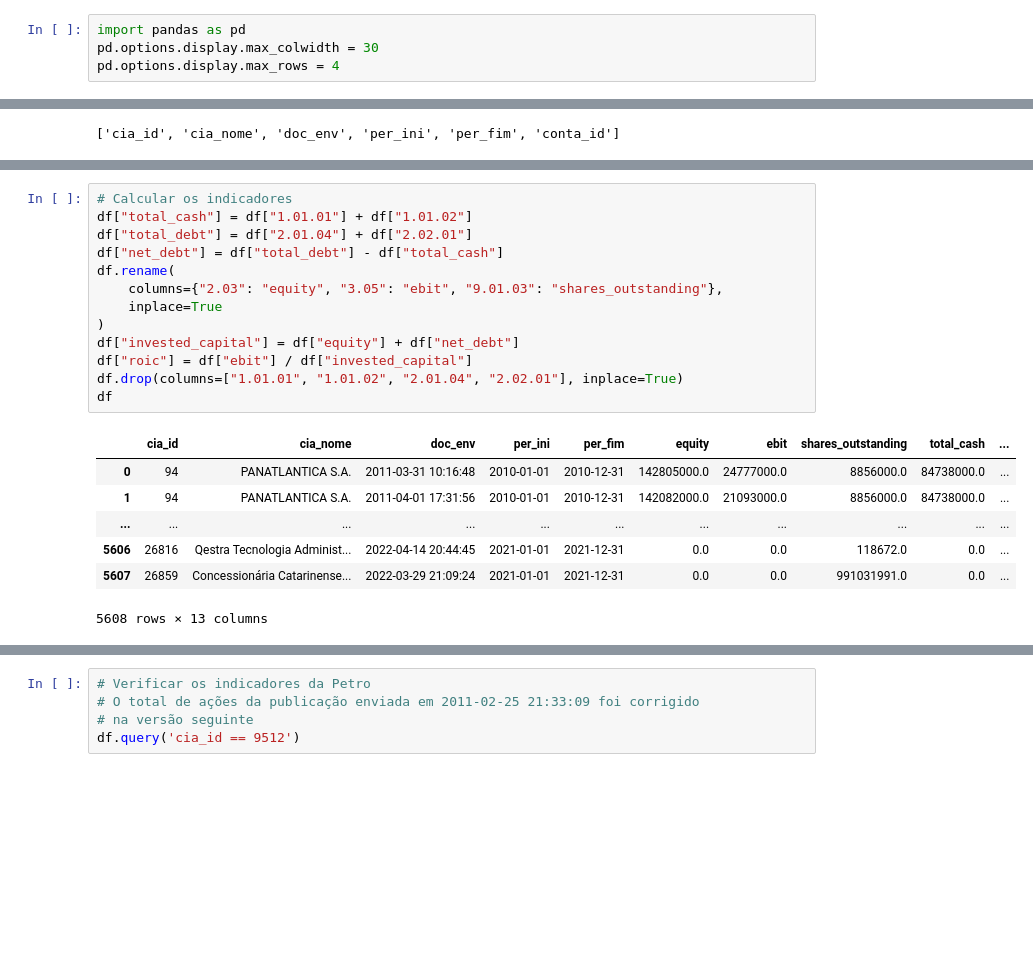
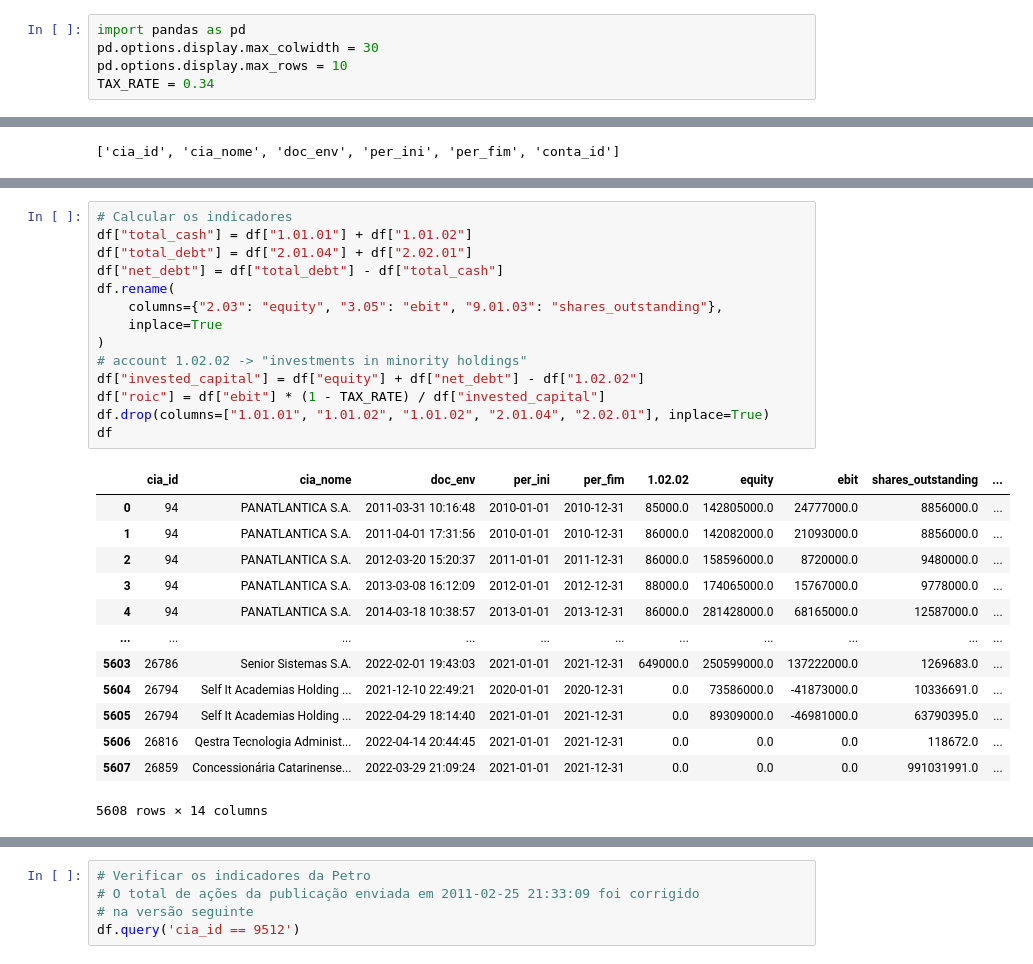
Before and after one commit to AlgebraQuant/MagicFormula, a Jupyter notebook: src/2_magic_financials.ipynb, the cells around one changed output, grey strips where cells are left out. Cells and saved outputs as stored; diff of their text form; blank space fills up the shorter version.

```diff
--- a/src/2_magic_financials.ipynb
+++ b/src/2_magic_financials.ipynb
@@ -3,7 +3,8 @@ Notebook for filtering the accounts and indicators that will be used for selecti
 # %%
 import pandas as pd
 pd.options.display.max_colwidth = 30
-pd.options.display.max_rows = 4
+pd.options.display.max_rows = 10
+TAX_RATE = 0.34
 # %%
 # Lendo a base diretamente do S3 -> são mais de 10 milhões de linhas contábeis!
 # df = pd.read_feather("s3://aq-dl/FinancialStatements/dataset.feather")
@@ -250,24 +343,31 @@ df
 # %%
 # Calcular os indicadores
 df["total_cash"] = df["1.01.01"] + df["1.01.02"]
 df["total_debt"] = df["2.01.04"] + df["2.02.01"]
 df["net_debt"] = df["total_debt"] - df["total_cash"]
 df.rename(
     columns={"2.03": "equity", "3.05": "ebit", "9.01.03": "shares_outstanding"},
     inplace=True
 )
-df["invested_capital"] = df["equity"] + df["net_debt"]
-df["roic"] = df["ebit"] / df["invested_capital"]
-df.drop(columns=["1.01.01", "1.01.02", "2.01.04", "2.02.01"], inplace=True)
+# account 1.02.02 -> "investments in minority holdings"
+df["invested_capital"] = df["equity"] + df["net_debt"] - df["1.02.02"]
+df["roic"] = df["ebit"] * (1 - TAX_RATE) / df["invested_capital"]
+df.drop(columns=["1.01.01", "1.01.02", "1.01.02", "2.01.04", "2.02.01"], inplace=True)
 df
 # %% [output]
-|  | cia_id | cia_nome | doc_env | per_ini | per_fim | equity | ebit | shares_outstanding | total_cash | ... |
-| 0 | 94 | PANATLANTICA S.A. | 2011-03-31 10:16:48 | 2010-01-01 | 2010-12-31 | 142805000.0 | 24777000.0 | 8856000.0 | 84738000.0 | ... |
-| 1 | 94 | PANATLANTICA S.A. | 2011-04-01 17:31:56 | 2010-01-01 | 2010-12-31 | 142082000.0 | 21093000.0 | 8856000.0 | 84738000.0 | ... |
+|  | cia_id | cia_nome | doc_env | per_ini | per_fim | 1.02.02 | equity | ebit | shares_outstanding | ... |
+| 0 | 94 | PANATLANTICA S.A. | 2011-03-31 10:16:48 | 2010-01-01 | 2010-12-31 | 85000.0 | 142805000.0 | 24777000.0 | 8856000.0 | ... |
+| 1 | 94 | PANATLANTICA S.A. | 2011-04-01 17:31:56 | 2010-01-01 | 2010-12-31 | 86000.0 | 142082000.0 | 21093000.0 | 8856000.0 | ... |
+| 2 | 94 | PANATLANTICA S.A. | 2012-03-20 15:20:37 | 2011-01-01 | 2011-12-31 | 86000.0 | 158596000.0 | 8720000.0 | 9480000.0 | ... |
+| 3 | 94 | PANATLANTICA S.A. | 2013-03-08 16:12:09 | 2012-01-01 | 2012-12-31 | 88000.0 | 174065000.0 | 15767000.0 | 9778000.0 | ... |
+| 4 | 94 | PANATLANTICA S.A. | 2014-03-18 10:38:57 | 2013-01-01 | 2013-12-31 | 86000.0 | 281428000.0 | 68165000.0 | 12587000.0 | ... |
 | ... | ... | ... | ... | ... | ... | ... | ... | ... | ... | ... |
-| 5606 | 26816 | Qestra Tecnologia Administ... | 2022-04-14 20:44:45 | 2021-01-01 | 2021-12-31 | 0.0 | 0.0 | 118672.0 | 0.0 | ... |
-| 5607 | 26859 | Concessionária Catarinense... | 2022-03-29 21:09:24 | 2021-01-01 | 2021-12-31 | 0.0 | 0.0 | 991031991.0 | 0.0 | ... |
+| 5603 | 26786 | Senior Sistemas S.A. | 2022-02-01 19:43:03 | 2021-01-01 | 2021-12-31 | 649000.0 | 250599000.0 | 137222000.0 | 1269683.0 | ... |
+| 5604 | 26794 | Self It Academias Holding ... | 2021-12-10 22:49:21 | 2020-01-01 | 2020-12-31 | 0.0 | 73586000.0 | -41873000.0 | 10336691.0 | ... |
+| 5605 | 26794 | Self It Academias Holding ... | 2022-04-29 18:14:40 | 2021-01-01 | 2021-12-31 | 0.0 | 89309000.0 | -46981000.0 | 63790395.0 | ... |
+| 5606 | 26816 | Qestra Tecnologia Administ... | 2022-04-14 20:44:45 | 2021-01-01 | 2021-12-31 | 0.0 | 0.0 | 0.0 | 118672.0 | ... |
+| 5607 | 26859 | Concessionária Catarinense... | 2022-03-29 21:09:24 | 2021-01-01 | 2021-12-31 | 0.0 | 0.0 | 0.0 | 991031991.0 | ... |
-5608 rows × 13 columns
+5608 rows × 14 columns
 # %%
 df.query('equity > 0', inplace=True)
 df
```
Also changed, not shown: parts of 26 cells of this notebook, 13 other files.
